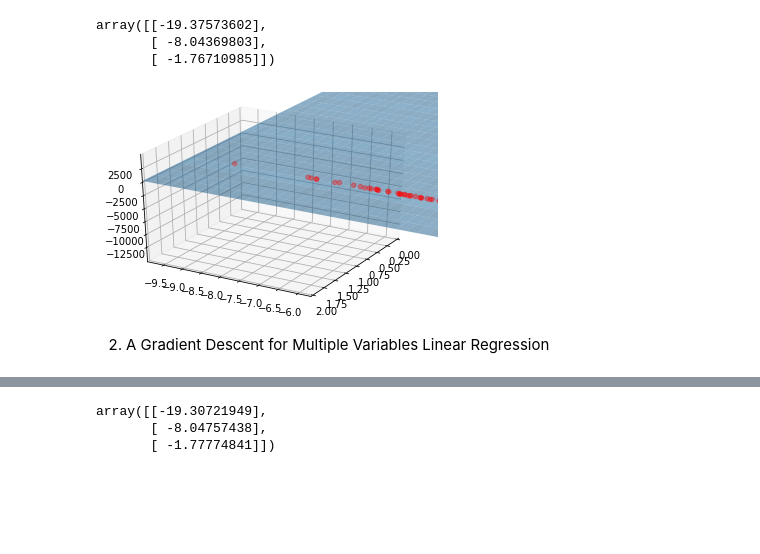
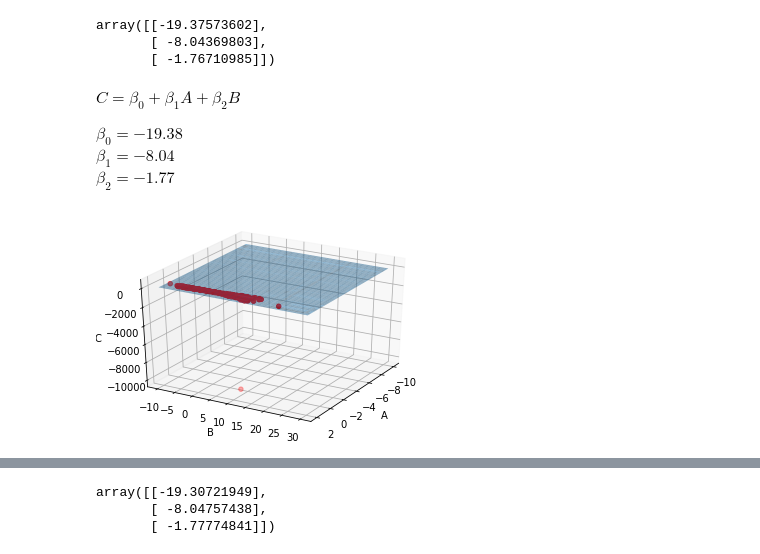
Before and after one commit to dayjang/Online_Test_M, a Jupyter notebook: moloco_q2.ipynb, the cells around one changed output, grey strips where cells are left out. Cells and saved outputs as stored; diff of their text form; code cells hidden in the pictures; blank space fills up the shorter version.

```diff
--- a/moloco_q2.ipynb
+++ b/moloco_q2.ipynb
@@ -28,25 +66,26 @@ Beta
 array([[-19.37573602],
        [ -8.04369803],
        [ -1.76710985]])
+# %% [markdown]
+$C=\beta_0+\beta_1A+\beta_2B$
+
+$\beta_0 = -19.38$
+$\beta_1 = -8.04$
+$\beta_2 = -1.77$
 # %%
-xs = np.tile(np.arange(-10,2,0.001), (12000,1))
-ys = np.tile(np.arange(-10,2,0.001), (12000,1)).T
+xs = np.tile(np.arange(-10,2,0.01), (1200,1))
+ys = np.tile(np.arange(-10,30,0.1/3), (1200,1)).T
 zs = Beta[0][0] + xs*Beta[1][0]  + ys*Beta[2][0]
 # %%
-# %matplotlib qt
+# Let's plot this regressor
 fig = plt.figure()
 ax = plt.axes(projection='3d')
 ax.view_init(azim=30)
-xlim1,xlim2 = np.percentile(X[:,0],0.001)-1,np.percentile(X[:,0],0.9999)+1
-ylim1,ylim2 = np.percentile(X[:,1],0.001)-1,np.percentile(X[:,1],0.9999)+1
-zlim1,zlim2 = np.percentile(y,0.001)-5000,np.percentile(y,0.999)+5000
-ax.set_xlim(xlim1,xlim2 )
-ax.set_ylim(ylim1,ylim2)
-ax.set_zlim(zlim1,zlim2)
+ax.set_xlabel('A')
+ax.set_ylabel('B')
+ax.set_zlabel('C')
 ax.scatter(X[:,0], X[:,1], y,color='r')
 ax.plot_surface(xs,ys,zs, alpha=0.5)
 plt.show()
 # %% [output]
-[figure, old version]
+[figure, new version]
-# %% [markdown]
-2. A Gradient Descent for Multiple Variables Linear Regression
```
Also changed, not shown: parts of 9 cells of this notebook.
